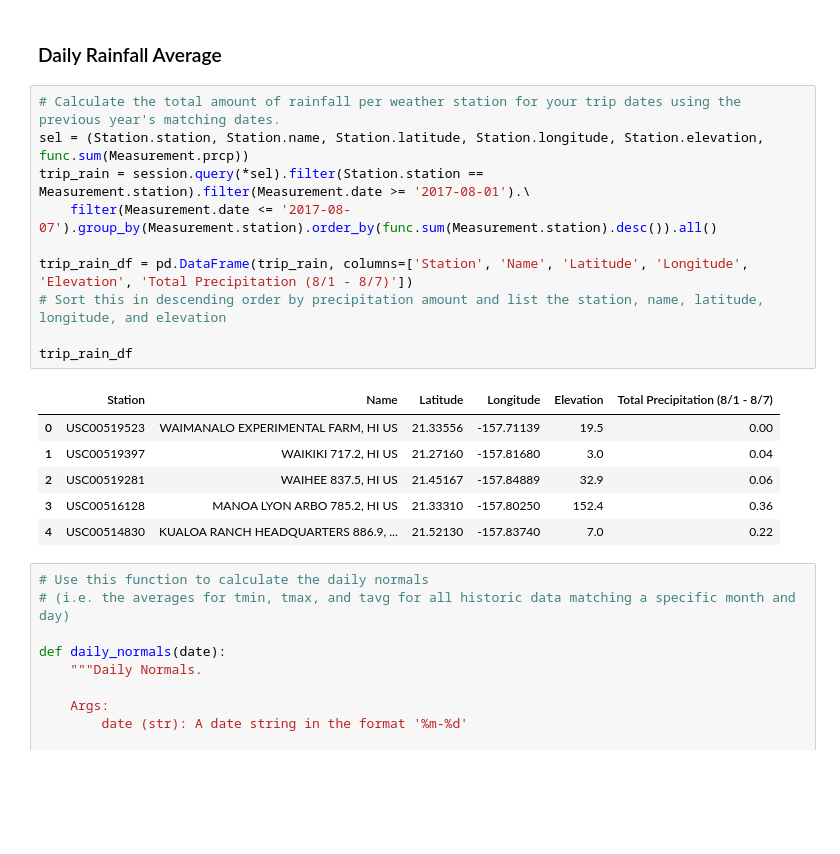
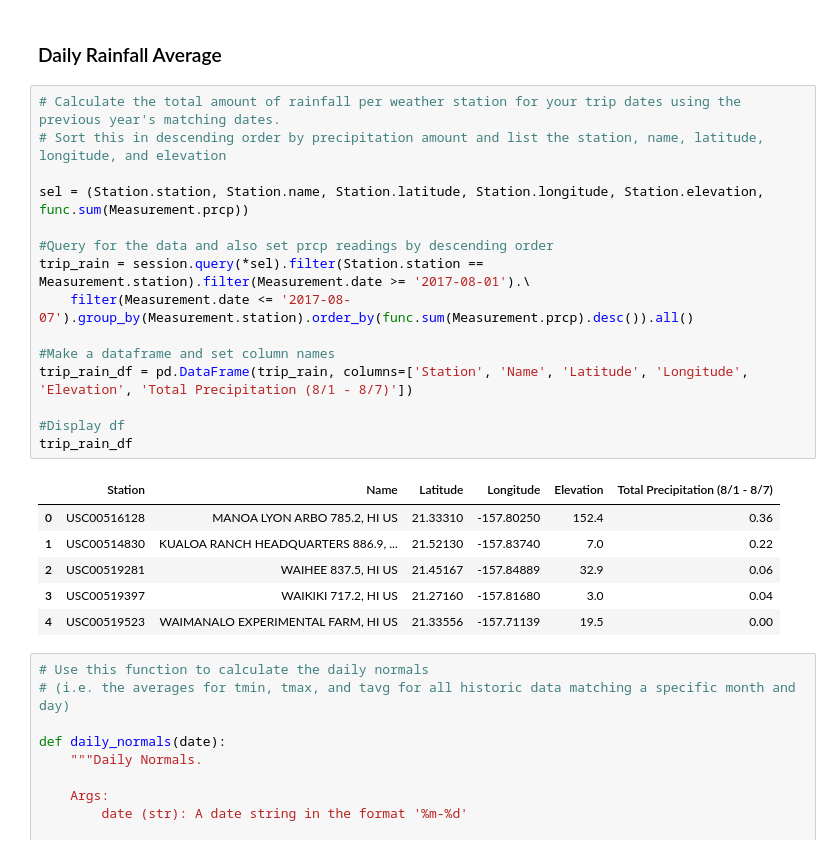
Before and after one commit to cayelsie/SQLalchemy-Hawaii-trip, a Jupyter notebook: temp_analysis_bonus_2_main.ipynb, the cells around one changed output. Cells and saved outputs as stored; diff of their text form; blank space fills up the shorter version.

```diff
--- a/temp_analysis_bonus_2_main.ipynb
+++ b/temp_analysis_bonus_2_main.ipynb
@@ -121,21 +111,26 @@ plt.show()
 ### Daily Rainfall Average
 # %%
 # Calculate the total amount of rainfall per weather station for your trip dates using the previous year's matching dates.
-sel = (Station.station, Station.name, Station.latitude, Station.longitude, Station.elevation, func.sum(Measurement.prcp))
-trip_rain = session.query(*sel).filter(Station.station == Measurement.station).filter(Measurement.date >= '2017-08-01').\
-    filter(Measurement.date <= '2017-08-07').group_by(Measurement.station).order_by(func.sum(Measurement.station).desc()).all()
-
-trip_rain_df = pd.DataFrame(trip_rain, columns=['Station', 'Name', 'Latitude', 'Longitude', 'Elevation', 'Total Precipitation (8/1 - 8/7)'])
 # Sort this in descending order by precipitation amount and list the station, name, latitude, longitude, and elevation
 
+sel = (Station.station, Station.name, Station.latitude, Station.longitude, Station.elevation, func.sum(Measurement.prcp))
+
+#Query for the data and also set prcp readings by descending order
+trip_rain = session.query(*sel).filter(Station.station == Measurement.station).filter(Measurement.date >= '2017-08-01').\
+    filter(Measurement.date <= '2017-08-07').group_by(Measurement.station).order_by(func.sum(Measurement.prcp).desc()).all()
+
+#Make a dataframe and set column names
+trip_rain_df = pd.DataFrame(trip_rain, columns=['Station', 'Name', 'Latitude', 'Longitude', 'Elevation', 'Total Precipitation (8/1 - 8/7)'])
+
+#Display df
 trip_rain_df
 # %% [output]
 |  | Station | Name | Latitude | Longitude | Elevation | Total Precipitation (8/1 - 8/7) |
-| 0 | USC00519523 | WAIMANALO EXPERIMENTAL FARM, HI US | 21.33556 | -157.71139 | 19.5 | 0.00 |
-| 1 | USC00519397 | WAIKIKI 717.2, HI US | 21.27160 | -157.81680 | 3.0 | 0.04 |
+| 0 | USC00516128 | MANOA LYON ARBO 785.2, HI US | 21.33310 | -157.80250 | 152.4 | 0.36 |
+| 1 | USC00514830 | KUALOA RANCH HEADQUARTERS 886.9, ... | 21.52130 | -157.83740 | 7.0 | 0.22 |
 | 2 | USC00519281 | WAIHEE 837.5, HI US | 21.45167 | -157.84889 | 32.9 | 0.06 |
-| 3 | USC00516128 | MANOA LYON ARBO 785.2, HI US | 21.33310 | -157.80250 | 152.4 | 0.36 |
-| 4 | USC00514830 | KUALOA RANCH HEADQUARTERS 886.9, ... | 21.52130 | -157.83740 | 7.0 | 0.22 |
+| 3 | USC00519397 | WAIKIKI 717.2, HI US | 21.27160 | -157.81680 | 3.0 | 0.04 |
+| 4 | USC00519523 | WAIMANALO EXPERIMENTAL FARM, HI US | 21.33556 | -157.71139 | 19.5 | 0.00 |
 # %%
 # Use this function to calculate the daily normals
 # (i.e. the averages for tmin, tmax, and tavg for all historic data matching a specific month and day)
```
Also changed, not shown: parts of 5 cells of this notebook, 6 other files.
